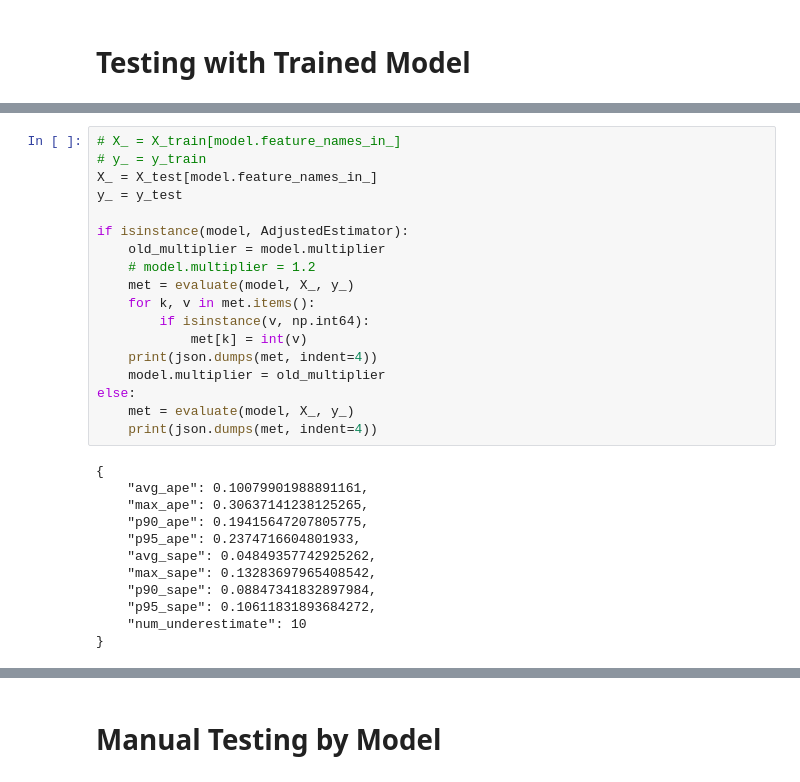
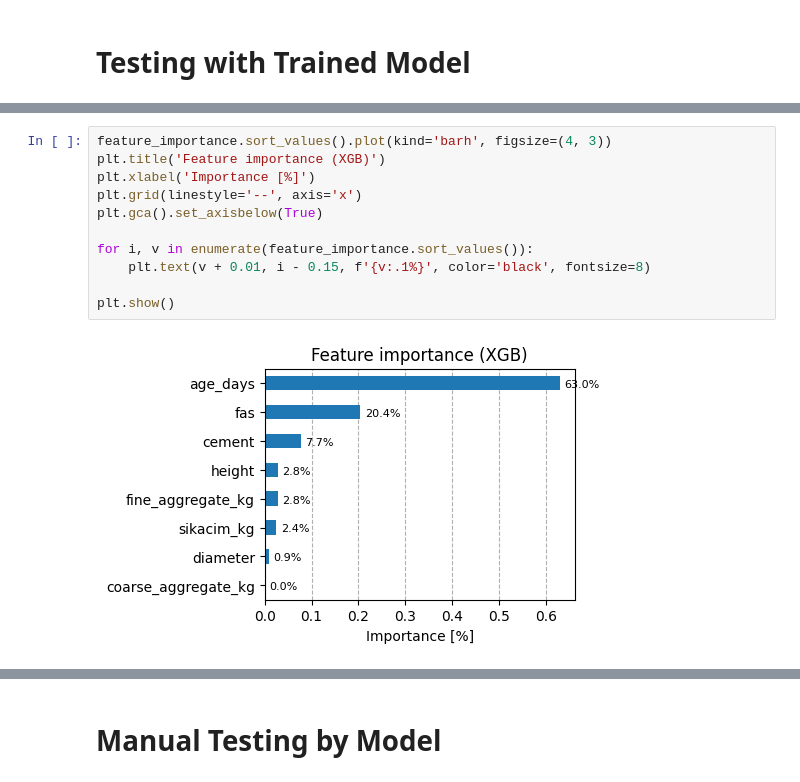
Before and after one commit to hyperforest/mix-design-project, a Jupyter notebook: notebooks/sandbox.ipynb, the cells around one changed output, grey strips where cells are left out. Drawn from its saved outputs; the diff is of its cells as text.

```diff
--- a/notebooks/sandbox.ipynb
+++ b/notebooks/sandbox.ipynb
@@ -198,31 +263,14 @@ area                   0.000000
 dtype: float32
-# %%
-# X_ = X_train[model.feature_names_in_]
-# y_ = y_train
-X_ = X_test[model.feature_names_in_]
-y_ = y_test
-
-if isinstance(model, AdjustedEstimator):
-    old_multiplier = model.multiplier
-    # model.multiplier = 1.2
-    met = evaluate(model, X_, y_)
-    for k, v in met.items():
-        if isinstance(v, np.int64):
-            met[k] = int(v)
-    print(json.dumps(met, indent=4))
-    model.multiplier = old_multiplier
-else:
-    met = evaluate(model, X_, y_)
-    print(json.dumps(met, indent=4))
-# %% [output]
-{
-    "avg_ape": 0.10079901988891161,
-    "max_ape": 0.30637141238125265,
-    "p90_ape": 0.19415647207805775,
-    "p95_ape": 0.2374716604801933,
-    "avg_sape": 0.04849357742925262,
-    "max_sape": 0.13283697965408542,
-    "p90_sape": 0.08847341832897984,
-    "p95_sape": 0.10611831893684272,
-    "num_underestimate": 10
-}
+# %%
+feature_importance.sort_values().plot(kind='barh', figsize=(4, 3))
+plt.title('Feature importance (XGB)')
+plt.xlabel('Importance [%]')
+plt.grid(linestyle='--', axis='x')
+plt.gca().set_axisbelow(True)
+
+for i, v in enumerate(feature_importance.sort_values()):
+    plt.text(v + 0.01, i - 0.15, f'{v:.1%}', color='black', fontsize=8)
+
+plt.show()
+# %% [output]
+[figure, added]
```
Also changed, not shown: parts of 25 cells of this notebook, 1 other file.
